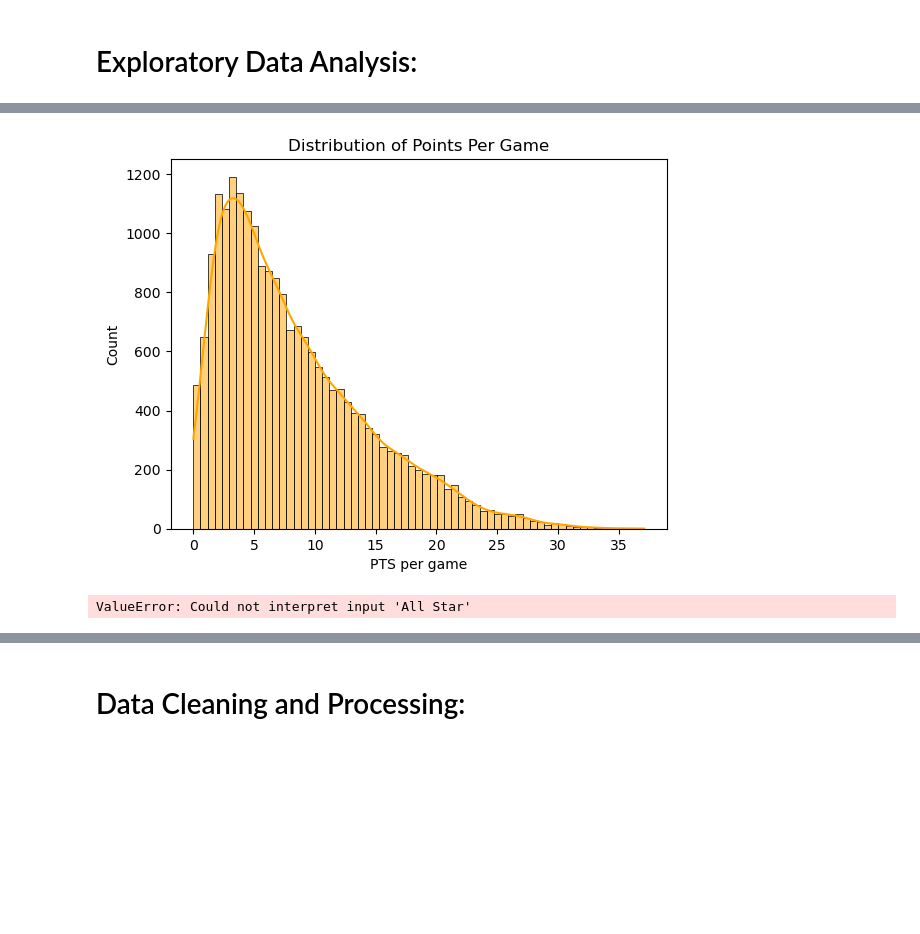
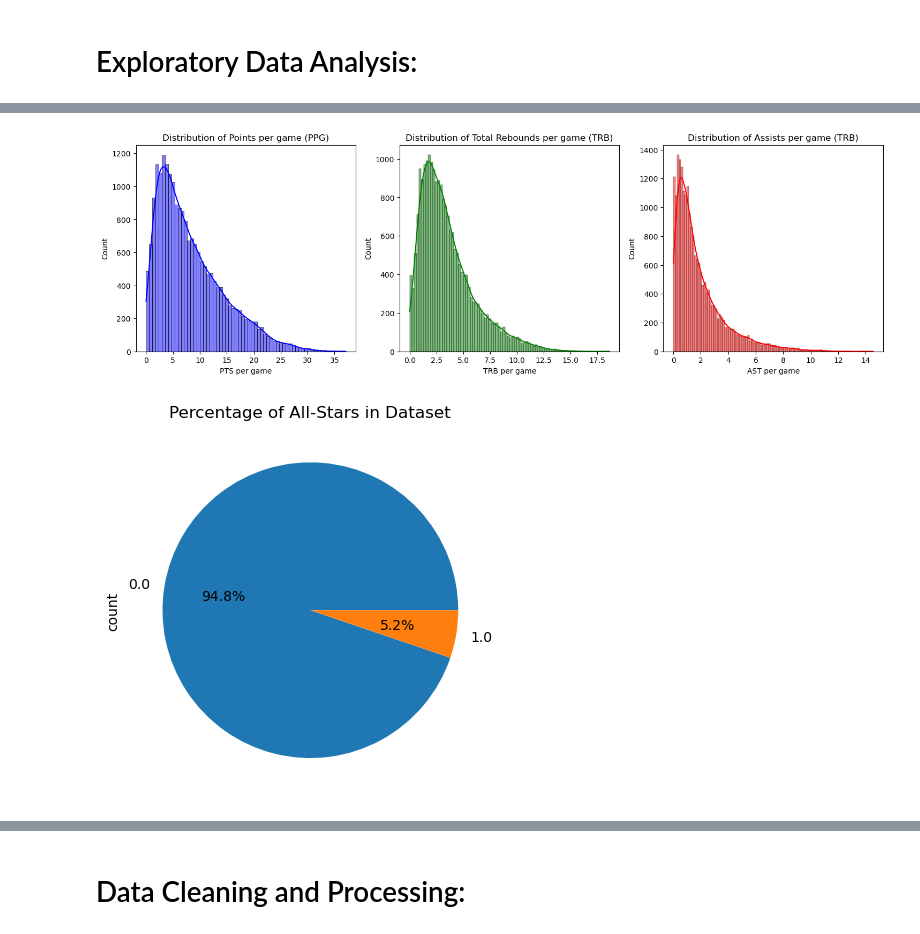
Before and after one commit to asarkar17812/nba-allstar-pred, a Jupyter notebook: nba_allstar.ipynb, the cells around one changed output, grey strips where cells are left out. Cells and saved outputs as stored; diff of their text form; code cells hidden in the pictures; blank space fills up the shorter version.

```diff
--- a/nba_allstar.ipynb
+++ b/nba_allstar.ipynb
@@ -15,14 +34,22 @@ from scripts import data_cleaning
 # %%
 # Look at the distribution of Points
 df = data_cleaning.df_clean
 
-sns.histplot(data=df, x='PTS per game', kde=True, color='orange')
-plt.title('Distribution of Points Per Game')
+fig, axes = plt.subplots(1, 3, figsize=(18, 5))
+sns.histplot(data =df, x='PTS per game', kde=True, ax=axes[0], color='blue')
+axes[0].set_title('Distribution of Points per game (PPG)')
+
+sns.histplot(data =df, x='TRB per game', kde=True, ax=axes[1], color='green')
+axes[1].set_title('Distribution of Total Rebounds per game (TRB)')
+
+sns.histplot(data =df, x='AST per game', kde=True, ax=axes[2], color='red')
+axes[2].set_title('Distribution of Assists per game (TRB)')
+
 plt.show()
 
-sns.boxplot(x='All Star', y='PTS per game', data=df)
-plt.title('PTS per game: All Stars vs. Non All Stars')
+df['All Star'].value_counts().plot(kind='pie', autopct='%1.1f%%')
+plt.title('Percentage of All-Stars in Dataset')
 plt.show()
 # %% [output]
-[figure, old version]
+[figure, new version]
-ValueError: Could not interpret input 'All Star'
+[figure, added]
```
Also changed, not shown: parts of 3 cells of this notebook, 1 other file.
